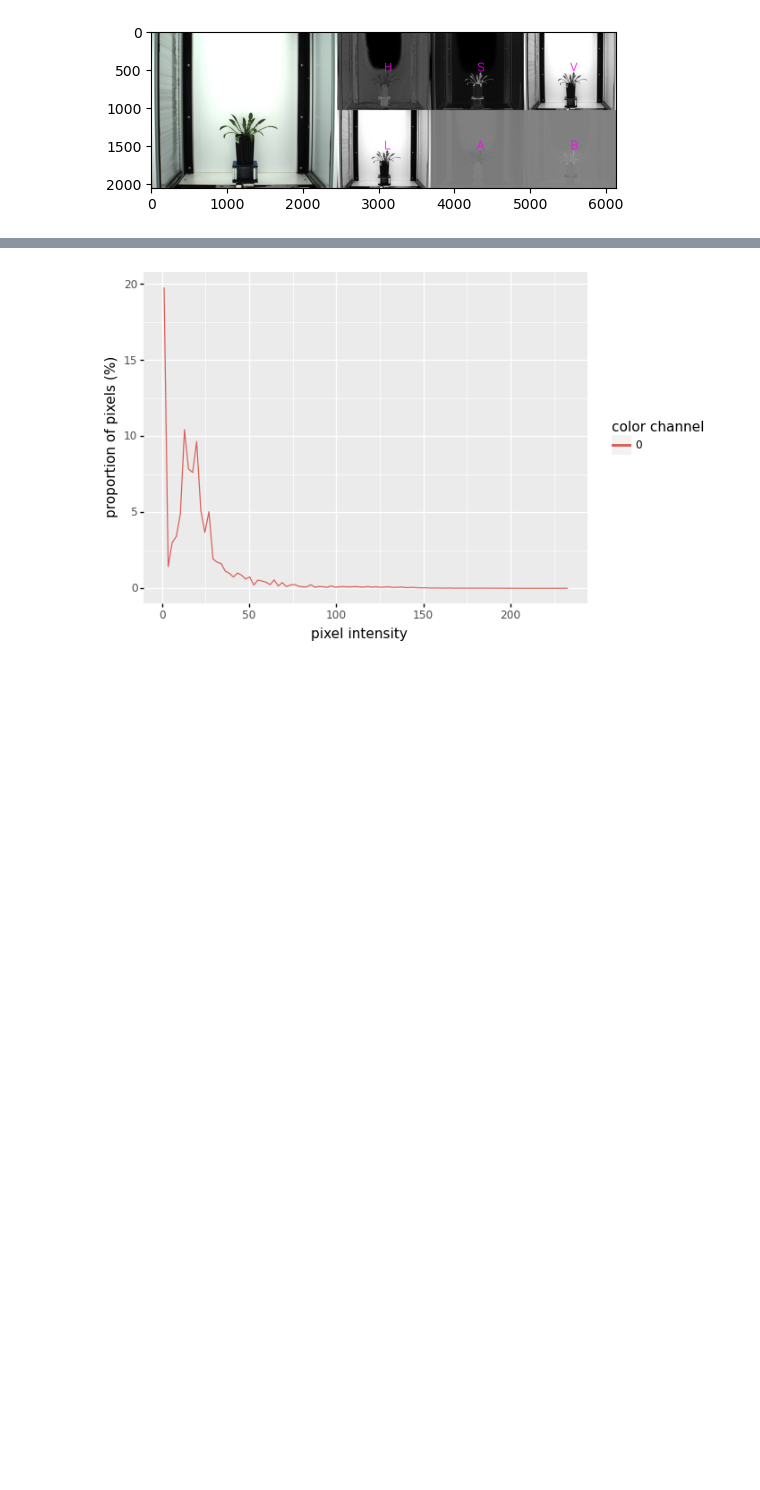
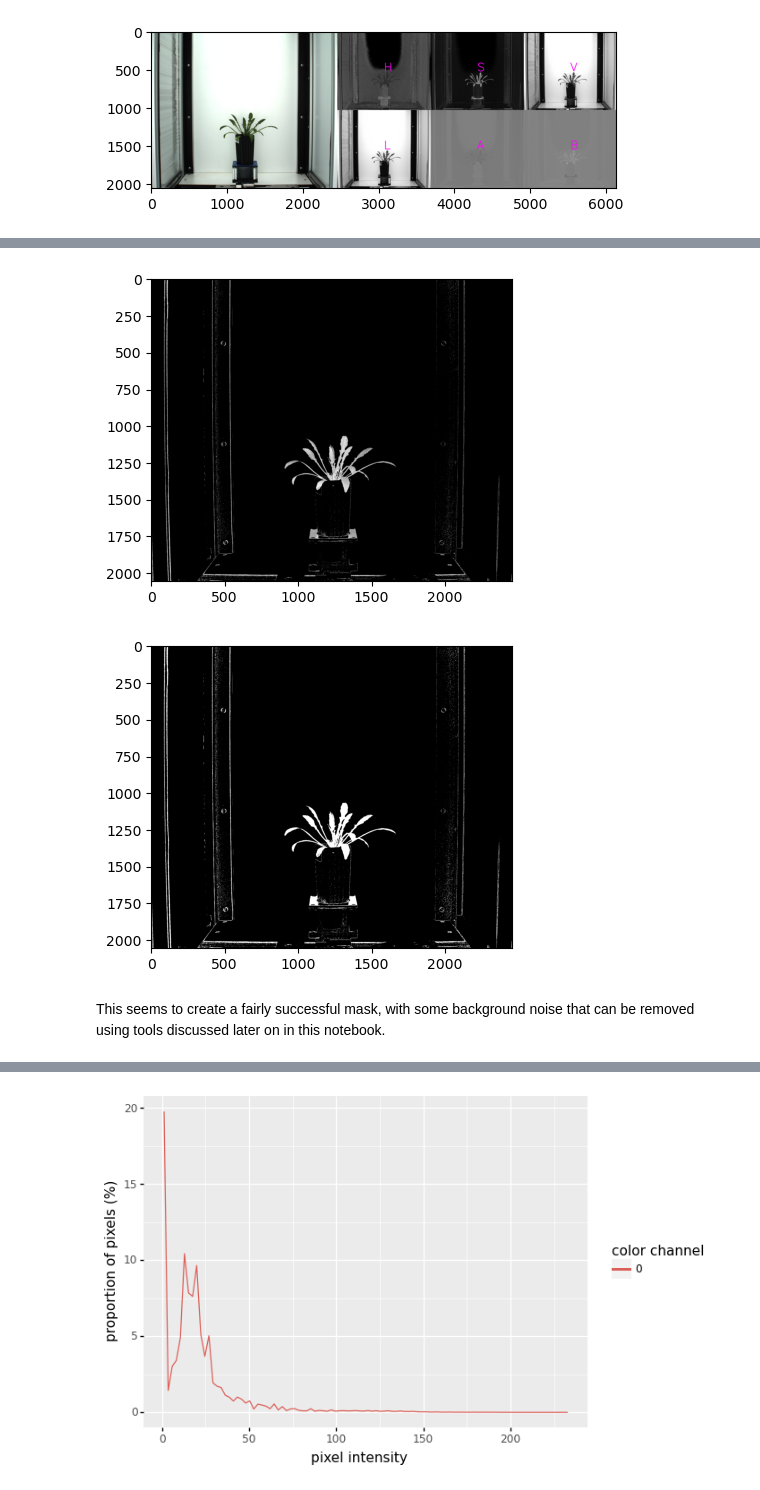
Before and after one commit to danforthcenter/plantcv-binder, a Jupyter notebook: notebooks/new_mask_tutorial/create_binary_mask_tutorial.ipynb, the cells around one changed output, grey strips where cells are left out. Drawn from its saved outputs; the diff is of its cells as text; code cells hidden in the pictures; blank space fills up the shorter version.

```diff
--- a/notebooks/new_mask_tutorial/create_binary_mask_tutorial.ipynb
+++ b/notebooks/new_mask_tutorial/create_binary_mask_tutorial.ipynb
@@ -62,0 +119,12 @@ s = pcv.rgb2gray_hsv(rgb_img=img, channel="s")
+# %%
+# Inputs:
+#   img =  image data
+#   lower_thresh = list of lower threshold values (0-255)
+#   upper_thresh = list of upper threshold values (0-255)
+#   channel = colorspace channel of interest ('RGB', 'HSV', 'LAB', or 'gray')
+custom_thresh = pcv.threshold.custom_range(img = s, lower_thresh = [80], upper_thresh = [170], channel = 'gray')
+# %% [output]
+[figure, added]
+[figure, added]
+# %% [markdown]
+This seems to create a fairly successful mask, with some background noise that can be removed using tools discussed later on in this notebook.
```
Also changed, not shown: parts of 52 cells of this notebook, 3 other files.
